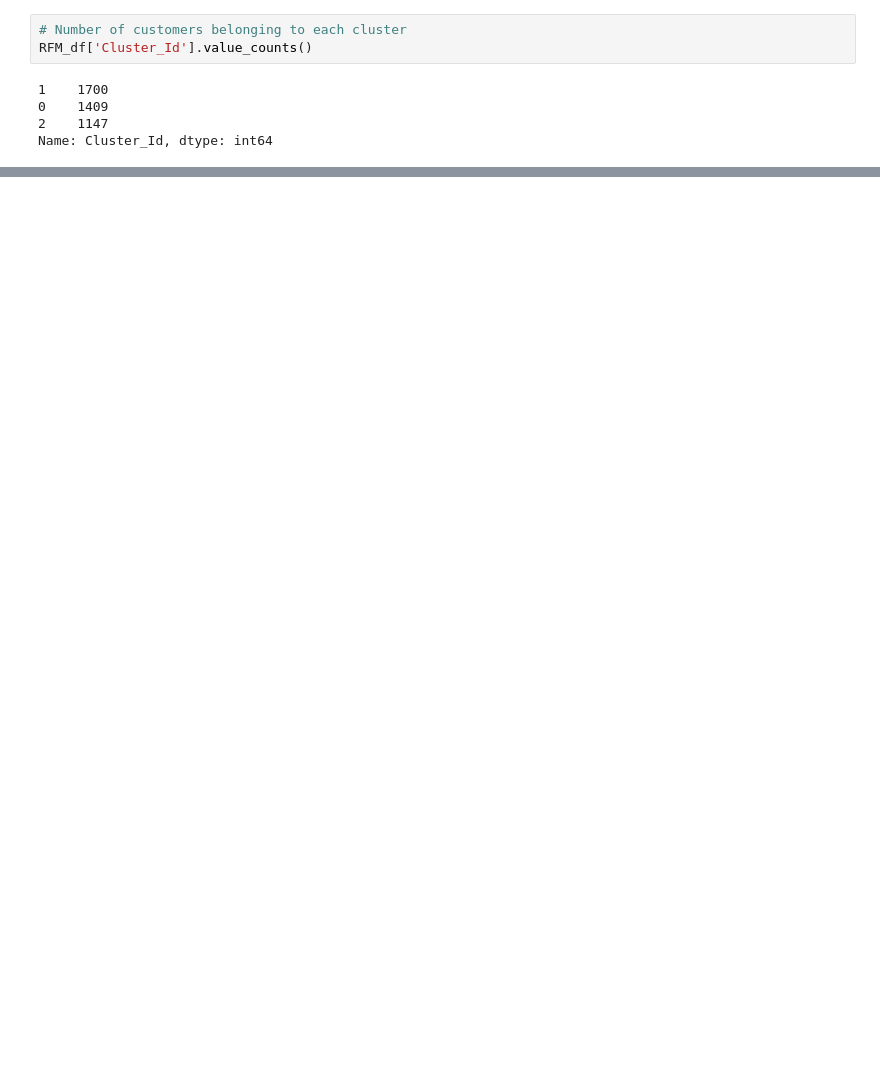
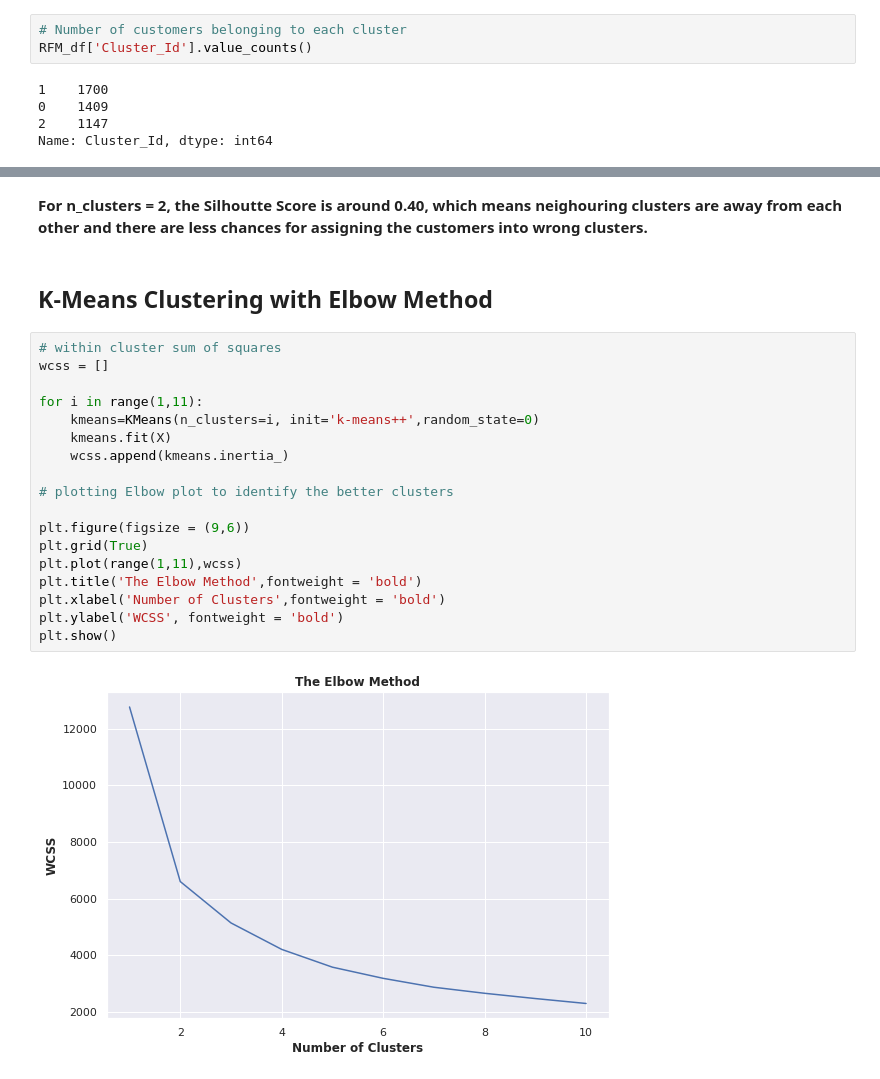
Before and after one commit to Sharath2021/Online-Retail-Customer-Segmentation, a Jupyter notebook: Online_Retail_Customer_Segmentation_Capstone_Project.ipynb, the cells around one changed output, grey strips where cells are left out. Cells and saved outputs as stored; diff of their text form; blank space fills up the shorter version.

```diff
--- a/Online_Retail_Customer_Segmentation_Capstone_Project.ipynb
+++ b/Online_Retail_Customer_Segmentation_Capstone_Project.ipynb
@@ -770,0 +908,24 @@ Name: Cluster_Id, dtype: int64
+# %% [markdown]
+**For n_clusters = 2, the Silhoutte Score is around 0.40, which means neighouring clusters are away from each other and there are less chances for assigning the customers into wrong clusters.**
+# %% [markdown]
+## **K-Means Clustering with Elbow Method**
+# %%
+# within cluster sum of squares
+wcss = []
+
+for i in range(1,11):
+    kmeans=KMeans(n_clusters=i, init='k-means++',random_state=0)
+    kmeans.fit(X)
+    wcss.append(kmeans.inertia_)
+
+# plotting Elbow plot to identify the better clusters
+
+plt.figure(figsize = (9,6))
+plt.grid(True)
+plt.plot(range(1,11),wcss)
+plt.title('The Elbow Method',fontweight = 'bold')
+plt.xlabel('Number of Clusters',fontweight = 'bold')
+plt.ylabel('WCSS', fontweight = 'bold')
+plt.show()
+# %% [output]
+[figure, added]
```
Also changed, not shown: parts of 38 cells of this notebook.
